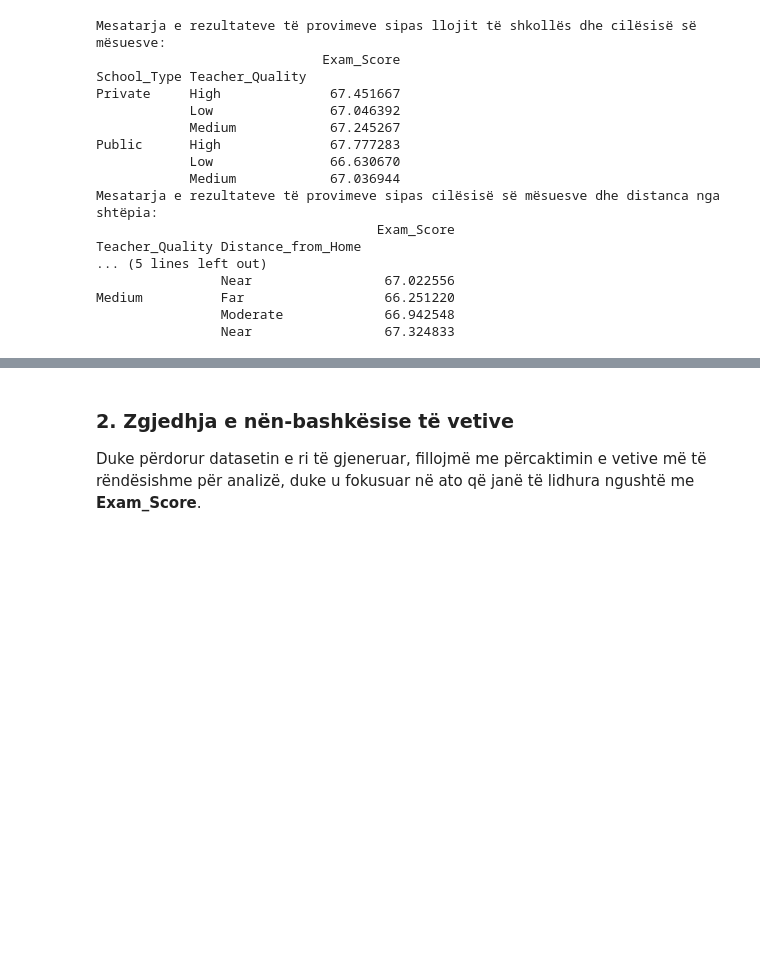
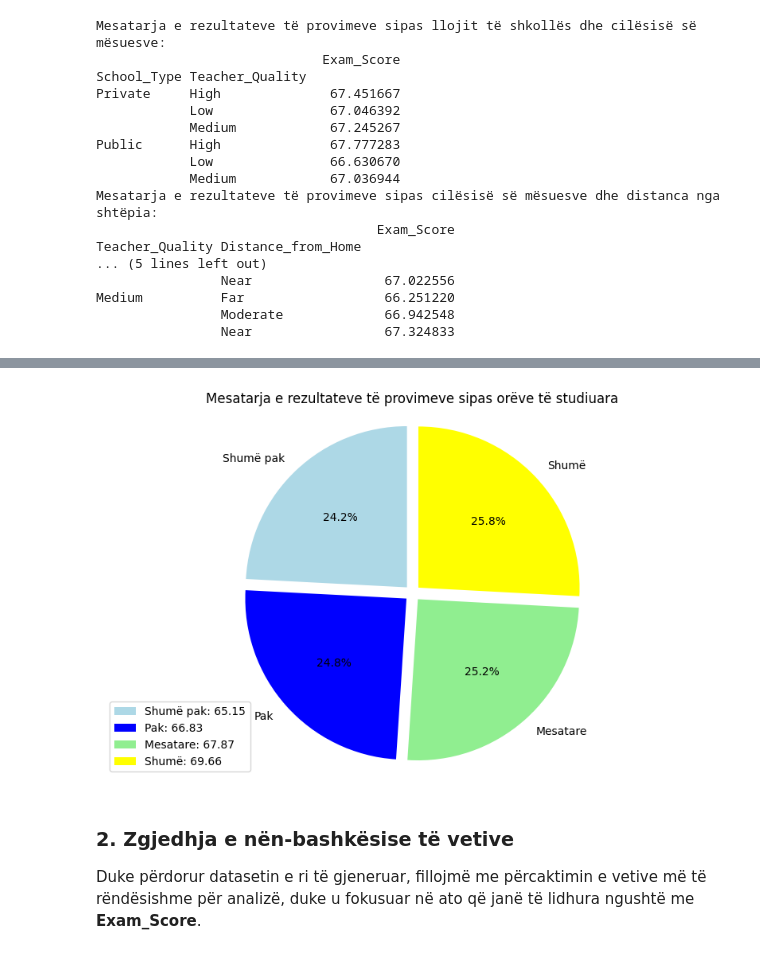
Before and after one commit to enis-halilaj/pvdh-projekti-msc, a Jupyter notebook: data-preprocessing/main.ipynb, the cells around one changed output, grey strips where cells are left out. Cells and saved outputs as stored; diff of their text form; code cells hidden in the pictures; blank space fills up the shorter version.

```diff
--- a/data-preprocessing/main.ipynb
+++ b/data-preprocessing/main.ipynb
@@ -406,3 +450,30 @@ Medium          Far                  66.251220
+# %%
+# Ndarja e orëve të studiuara në kuantilë
+pre_df['study_quantile'] = pd.qcut(pre_df['Hours_Studied'], 4, labels=['Shumë pak', 'Pak', 'Mesatare', 'Shumë'])
+
+# Llogaritja e mesatares së rezultateve të provimeve për secilën grup të orëve të studiuara
+study_exam_scores = pre_df.groupby('study_quantile')['Exam_Score'].mean().reset_index(name='Average_Exam_Score')
+sorted_scores = study_exam_scores.sort_values(by='Average_Exam_Score', ascending=True)
+
+# Llogaritja e përqindjeve për grafikun me fletë
+total_scores = sorted_scores['Average_Exam_Score'].sum()
+sizes = sorted_scores['Average_Exam_Score'] / total_scores * 100
+
+# Përdorimi i një palete të ngjyrave për grupe të ndryshme të orëve të studiuara
+colors = ['lightblue', 'blue', 'lightgreen', 'yellow']
+
+# Vizatimi i grafikut të pie
+plt.figure(figsize=(10, 6))
+labels = sorted_scores['study_quantile']
+explode = [0.05] * len(labels)  # Ndajmë çdo segment pak nga qendra
+
+plt.pie(sizes, labels=labels, colors=colors, explode=explode, autopct='%1.1f%%', startangle=90)
+plt.title('Mesatarja e rezultateve të provimeve sipas orëve të studiuara')
+plt.axis('equal')
+plt.legend(labels=[f'{level}: {score:.2f}' for level, score in zip(labels, sorted_scores['Average_Exam_Score'])], loc="best")
+plt.show()
+# %% [output]
+[figure, added]
 # %% [markdown]
 <style>
     h3 {
```
Also changed, not shown: parts of 5 cells of this notebook.
